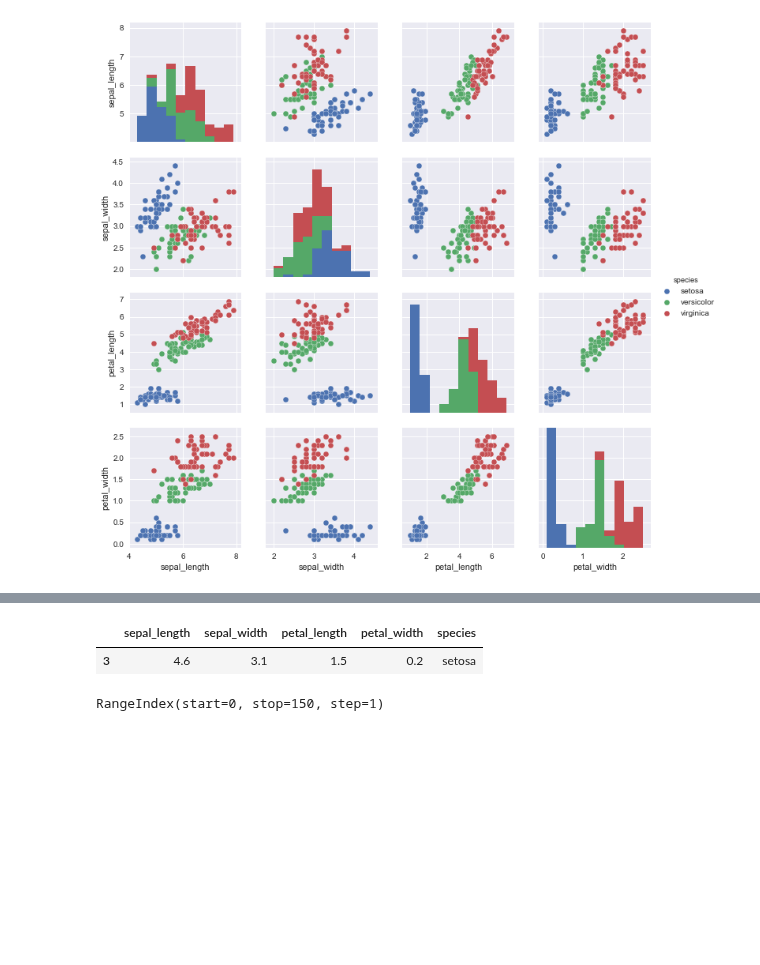
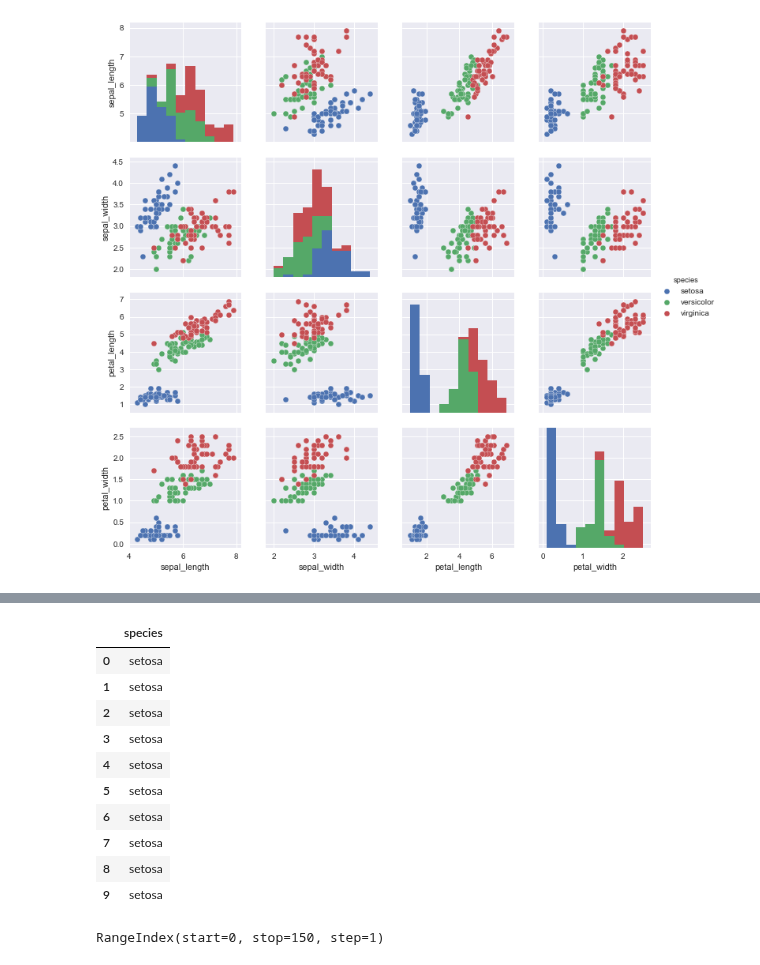
Before and after one commit to Lakshhmi/Code-Practice, a Jupyter notebook: ReviewAll.ipynb, the cells around one changed output, grey strips where cells are left out. Saved outputs shown, nothing was run; the diff lists cells and outputs as text; code cells hidden in the pictures; blank space fills up the shorter version.

```diff
--- a/ReviewAll.ipynb
+++ b/ReviewAll.ipynb
@@ -80,10 +80,19 @@ df_iris.std
 
 [150 rows x 5 columns]>
 # %%
-df_iris.iloc[0:10][3:4]
+df_iris.iloc[0:10][['species']]
 # %% [output]
-|  | sepal_length | sepal_width | petal_length | petal_width | species |
-| 3 | 4.6 | 3.1 | 1.5 | 0.2 | setosa |
+|  | species |
+| 0 | setosa |
+| 1 | setosa |
+| 2 | setosa |
+| 3 | setosa |
+| 4 | setosa |
+| 5 | setosa |
+| 6 | setosa |
+| 7 | setosa |
+| 8 | setosa |
+| 9 | setosa |
 # %%
 df_iris.index
 # %% [output]
```
